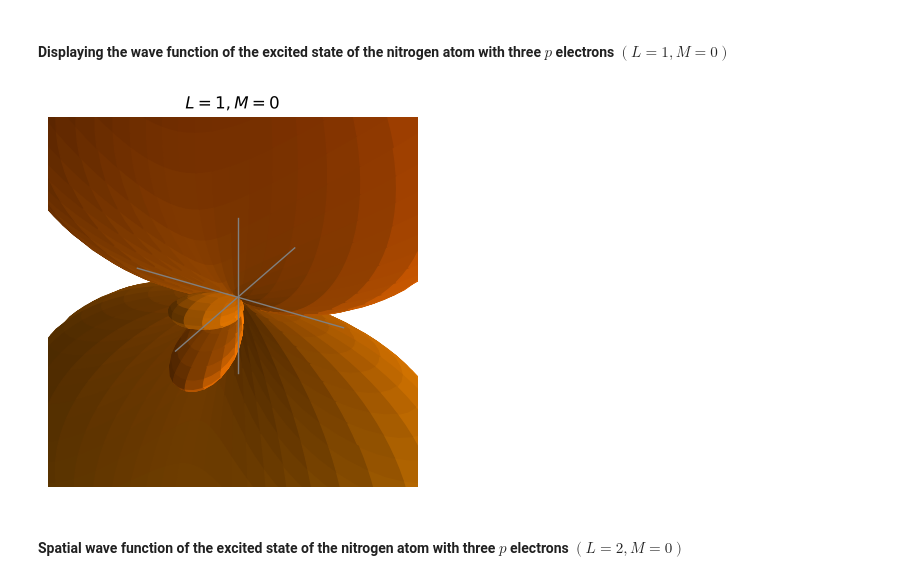
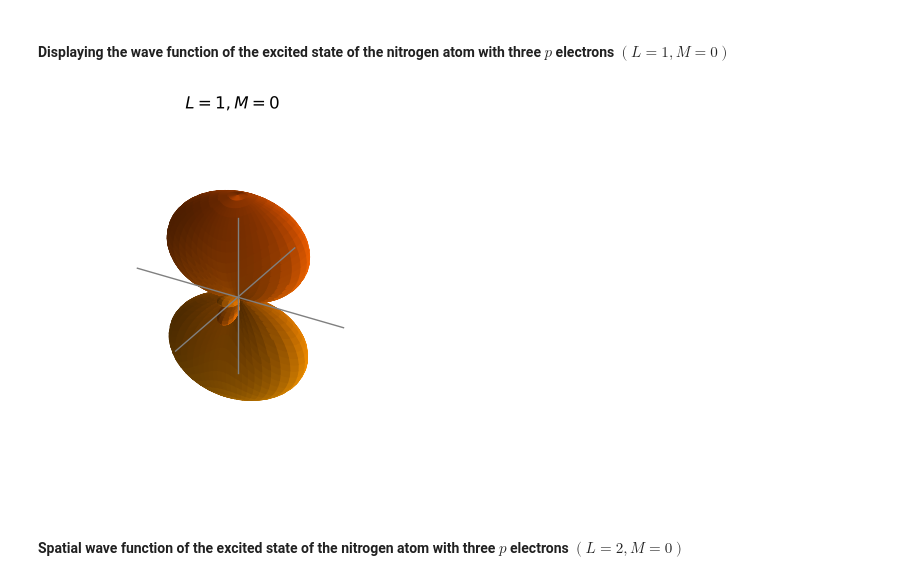
Before and after one commit to odibilnet/qccc, a Jupyter notebook: Chapter_02_Postulates_of_quantum_mechanics_V3.ipynb, the cells around one changed output. Cells and saved outputs as stored; diff of their text form; code cells hidden in the pictures.

```diff
--- a/Chapter_02_Postulates_of_quantum_mechanics_V3.ipynb
+++ b/Chapter_02_Postulates_of_quantum_mechanics_V3.ipynb
@@ -395,9 +395,9 @@ def compute_10_Y(ax_lim, cmap, title, fig_name):
 # %%
 title = '$L=1, M=0$'
 fig_name ='Nitrogen_3p_L1_M0.png'
-compute_10_Y(0.030, 'autumn', title, fig_name)
+compute_10_Y(0.10, 'autumn', title, fig_name)
 # %% [output]
-[figure, old version]
+[figure, new version]
 # %% [markdown]
 #### Spatial wave function of the excited state of the nitrogen atom with three $p$ electrons $(L=2, M=0)$
 # %% [markdown]
```
Also changed, not shown: parts of 3 cells of this notebook.
